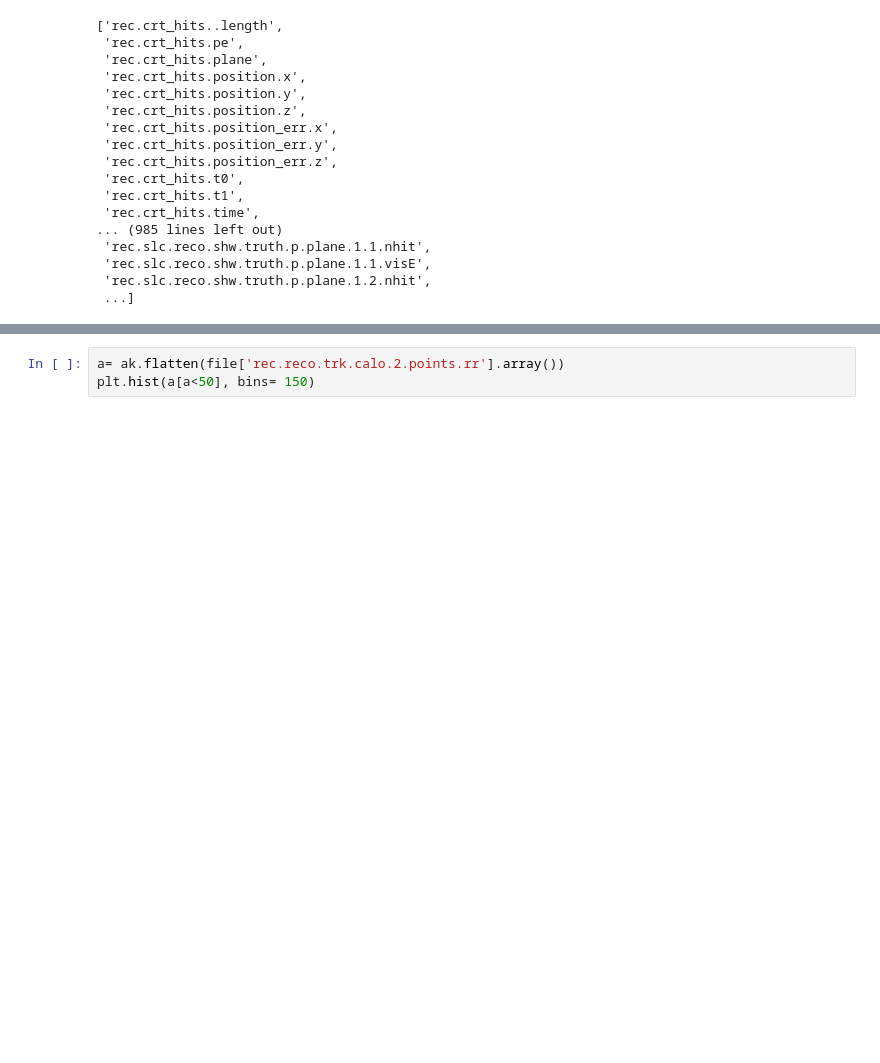
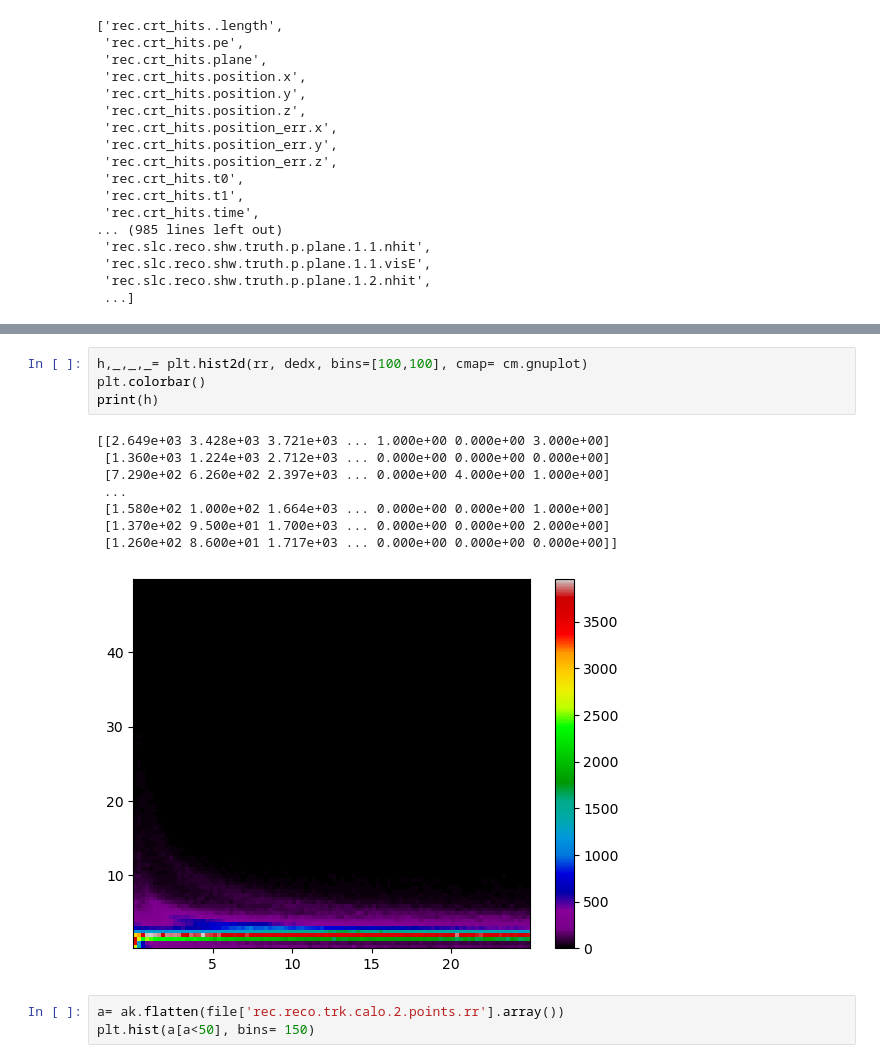
Before and after one commit to PINKTAIGAH/SHP, a Jupyter notebook: uproot_test/Legit data.ipynb, the cells around one changed output, grey strips where cells are left out. Drawn from its saved outputs; the diff is of its cells as text; blank space fills up the shorter version.

```diff
--- a/uproot_test/Legit data.ipynb
+++ b/uproot_test/Legit data.ipynb
@@ -49,3 +57,16 @@ plt.scatter(energy, dedx, s=0.5)
+# %%
+h,_,_,_= plt.hist2d(rr, dedx, bins=[100,100], cmap= cm.gnuplot)
+plt.colorbar()
+print(h)
+# %% [output]
+[[2.649e+03 3.428e+03 3.721e+03 ... 1.000e+00 0.000e+00 3.000e+00]
+ [1.360e+03 1.224e+03 2.712e+03 ... 0.000e+00 0.000e+00 0.000e+00]
+ [7.290e+02 6.260e+02 2.397e+03 ... 0.000e+00 4.000e+00 1.000e+00]
+ ...
+ [1.580e+02 1.000e+02 1.664e+03 ... 0.000e+00 0.000e+00 1.000e+00]
+ [1.370e+02 9.500e+01 1.700e+03 ... 0.000e+00 0.000e+00 2.000e+00]
+ [1.260e+02 8.600e+01 1.717e+03 ... 0.000e+00 0.000e+00 0.000e+00]]
+[figure, added]
 # %%
 a= ak.flatten(file['rec.reco.trk.calo.2.points.rr'].array())
 plt.hist(a[a<50], bins= 150)
```
Also changed, not shown: parts of 5 cells of this notebook.
